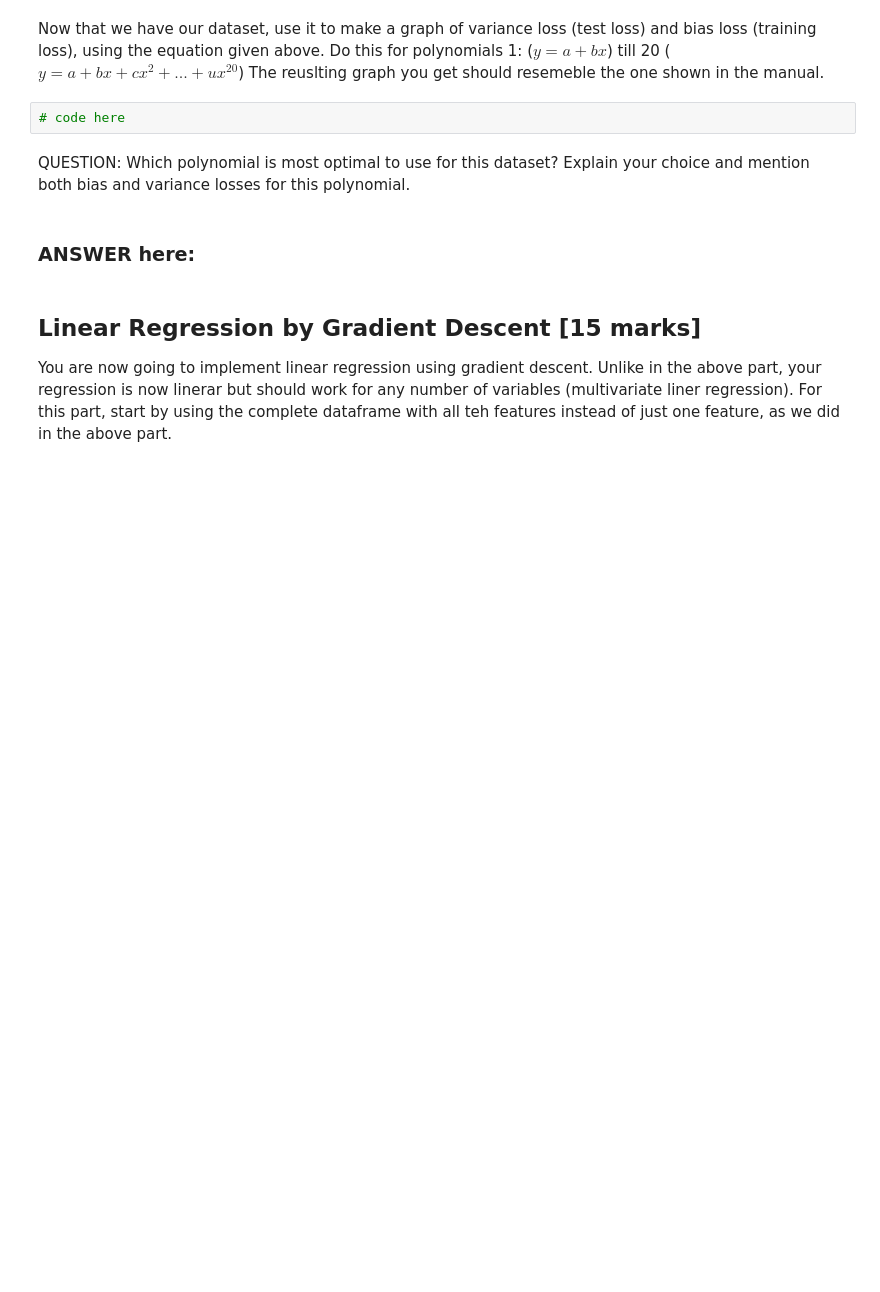
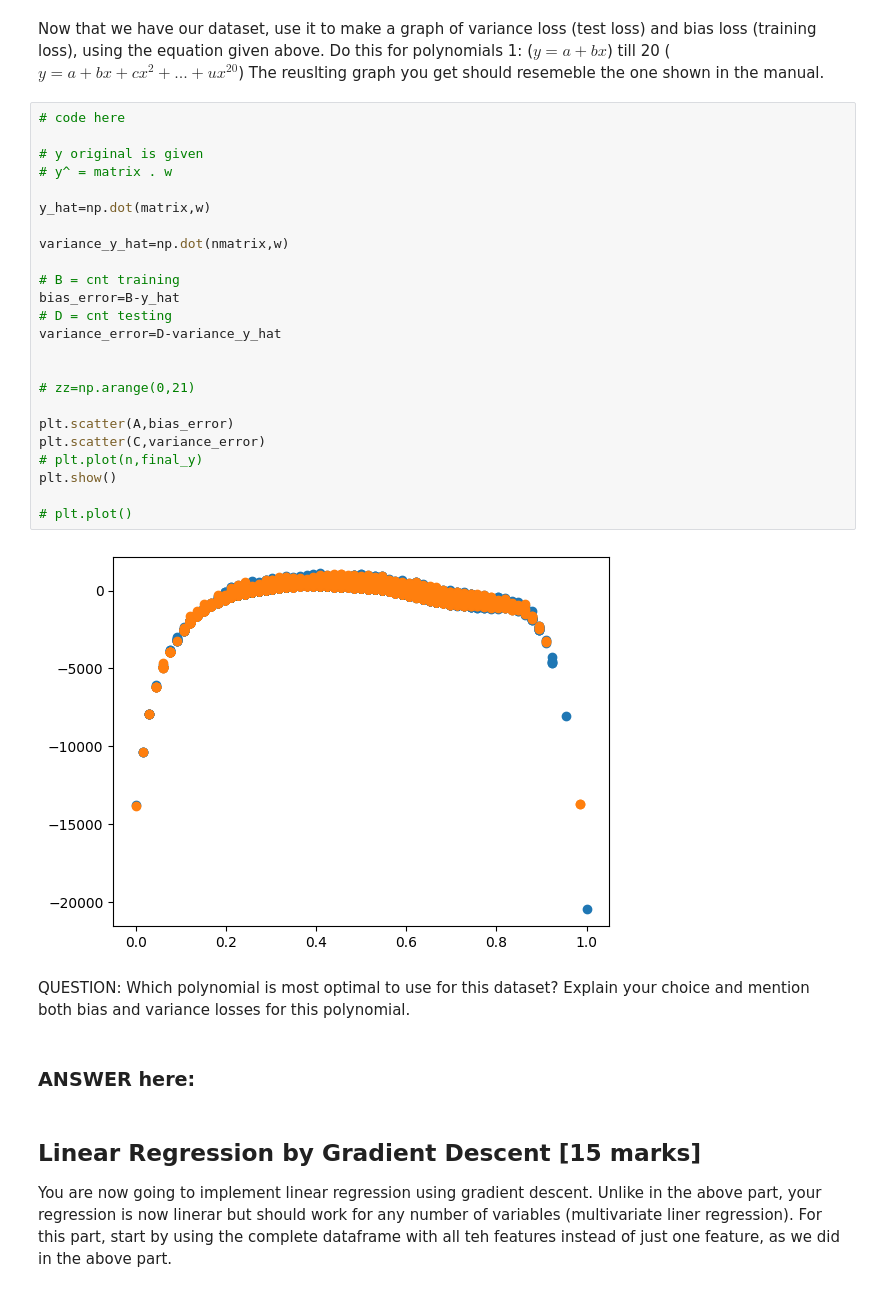
Before and after one commit to ahmed-fz11/AI-Project2-LUMS, a Jupyter notebook: PA2/GroupNumber_PA2.ipynb, the cells around one changed output. Saved outputs shown, nothing was run; the diff lists cells and outputs as text; blank space fills up the shorter version.

```diff
--- a/PA2/GroupNumber_PA2.ipynb
+++ b/PA2/GroupNumber_PA2.ipynb
@@ -78,7 +103,31 @@ Name: cnt, Length: 12165, dtype: int64
 # %% [markdown]
 Now that we have our dataset, use it to make a graph of variance loss (test loss) and bias loss (training loss), using the equation given above. Do this for polynomials 1: ($y = a+bx$) till 20 ($y = a+  bx + cx^2 + ... + ux^{20}$) The reuslting graph you get should resemeble the one shown in the manual.
-# %%
-# code here
+# %%
+# code here
+
+# y original is given
+# y^ = matrix . w
+
+y_hat=np.dot(matrix,w)
+
+variance_y_hat=np.dot(nmatrix,w)
+
+# B = cnt training
+bias_error=B-y_hat
+# D = cnt testing
+variance_error=D-variance_y_hat
+
+
+# zz=np.arange(0,21)
+
+plt.scatter(A,bias_error)
+plt.scatter(C,variance_error)
+# plt.plot(n,final_y)
+plt.show()
+
+# plt.plot()
+# %% [output]
+[figure, added]
 # %% [markdown]
 QUESTION: Which polynomial is most optimal to use for this dataset? Explain your choice and mention both bias and variance losses for this polynomial.
 # %% [markdown]
```
Also changed, not shown: parts of 3 cells of this notebook.
